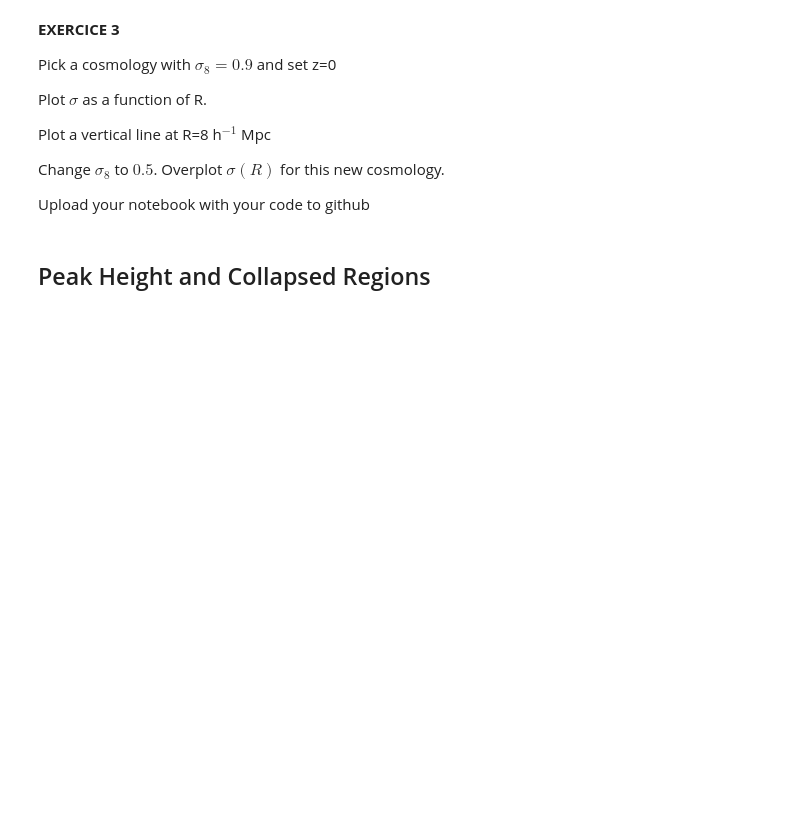
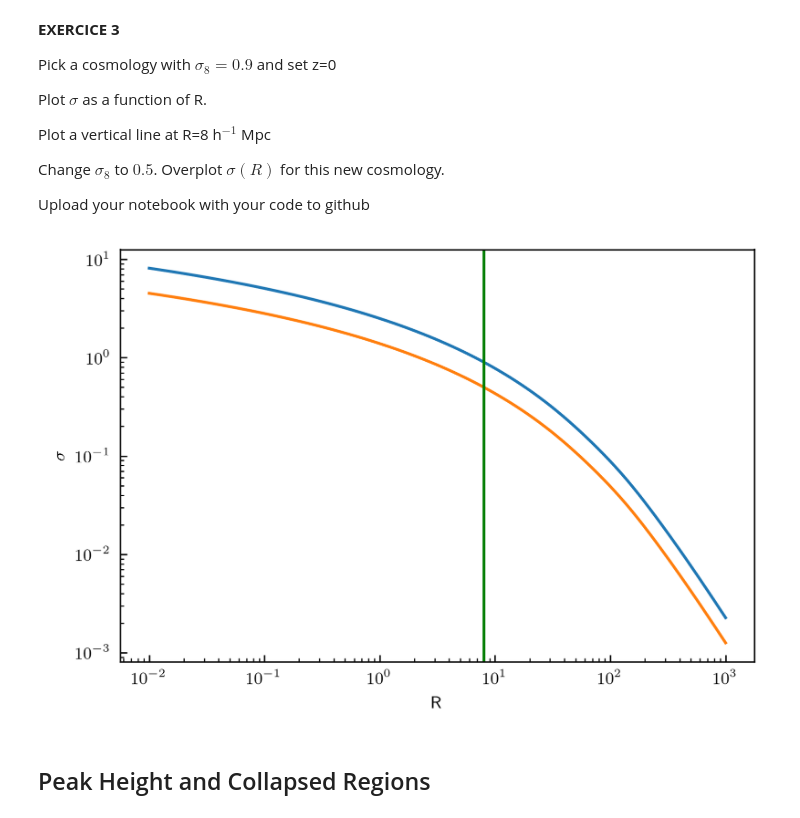
Before and after one commit to rqguan/ASTR214_Runquan, a Jupyter notebook: class5and6_nonlinearformation_Runquan.ipynb, the cells around one changed output. Drawn from its saved outputs; the diff is of its cells as text; code cells hidden in the pictures; blank space fills up the shorter version.

```diff
--- a/class5and6_nonlinearformation_Runquan.ipynb
+++ b/class5and6_nonlinearformation_Runquan.ipynb
@@ -607,10 +640,25 @@ Upload your notebook with your code to github
 # %%
 my_cosmo_sigma8_v2 = {'flat': True, 'H0': 73.0, 'Om0': 0.238, 'Ob0': 0.045714, 'sigma8': 0.9, 'ns': 0.951}
 my_cosmo_sigma8_v3 = {'flat': True, 'H0': 73.0, 'Om0': 0.238, 'Ob0': 0.045714, 'sigma8': 0.5, 'ns': 0.951}
 
 # set my_cosmo to be the current cosmology
 cosmo_sigma8v2 = cosmology.setCosmology('my_cosmo', my_cosmo_sigma8_v2)
 cosmo_sigma8v3 = cosmology.setCosmology('my_cosmo', my_cosmo_sigma8_v3)
+
+
+#version 1
+R = np.logspace(-2,3,100)
+
+
+plt.plot(R, cosmo_sigma8v2 .sigma(R,0))
+plt.plot(R, cosmo_sigma8v3 .sigma(R,0))
+plt.axvline(x=8, c='g')
+plt.xlabel('R')
+plt.ylabel('$\sigma$')
+plt.xscale('log')
+plt.yscale('log')
+# %% [output]
+[figure, added]
 # %% [markdown]
 ## Peak Height and Collapsed Regions
 # %% [markdown]
```
Also changed, not shown: parts of 3 cells of this notebook, 1 other file.
